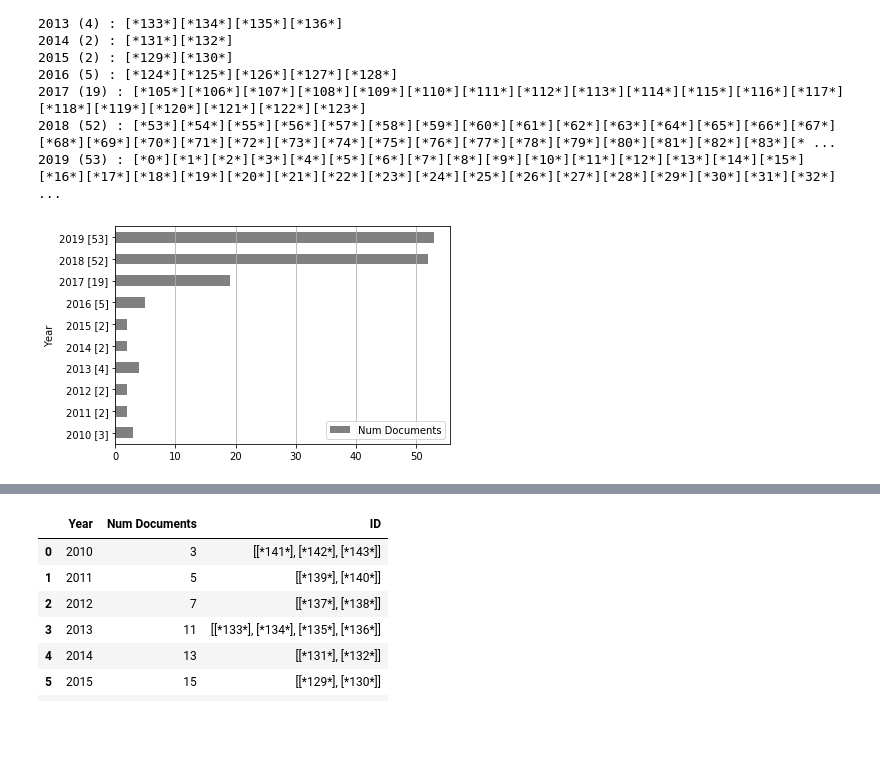
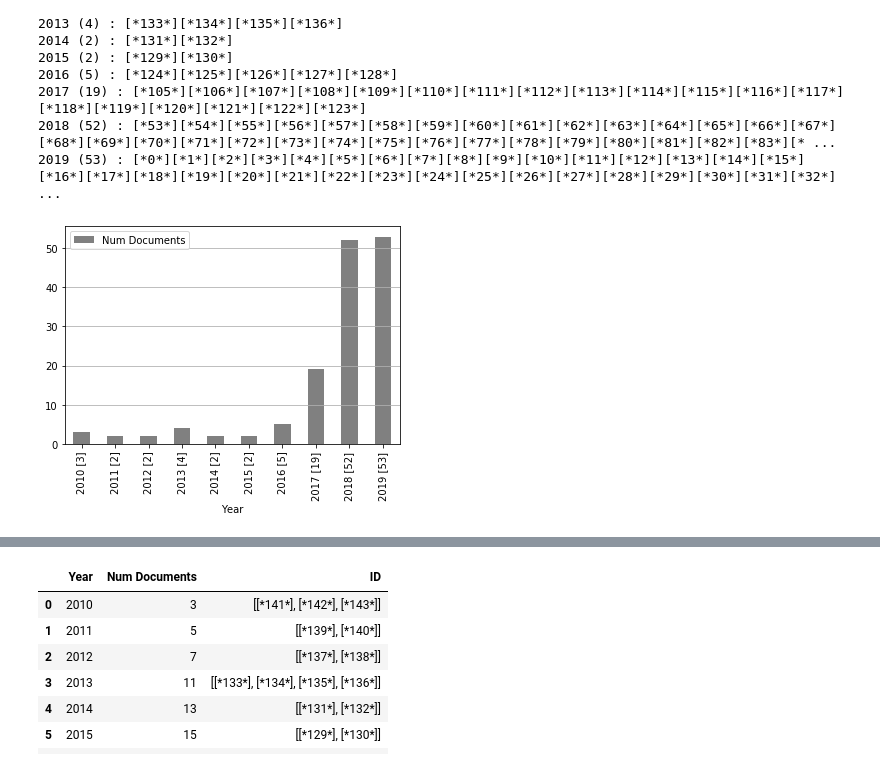
Before and after one commit to jdvelasq/techminer-old-deprecated, a Jupyter notebook: guide/tutorial/10-documents-by-year.ipynb, the cells around one changed output, grey strips where cells are left out. Drawn from its saved outputs; the diff is of its cells as text; code cells hidden in the pictures; blank space fills up the shorter version.

Commit message:
nueva version documentacion

```diff
--- a/guide/tutorial/10-documents-by-year.ipynb
+++ b/guide/tutorial/10-documents-by-year.ipynb
@@ -37,7 +37,7 @@ rdf.documents_by_year().print_IDs()
 2018 (52) : [*53*][*54*][*55*][*56*][*57*][*58*][*59*][*60*][*61*][*62*][*63*][*64*][*65*][*66*][*67*][*68*][*69*][*70*][*71*][*72*][*73*][*74*][*75*][*76*][*77*][*78*][*79*][*80*][*81*][*82*][*83*][* ...
 2019 (53) : [*0*][*1*][*2*][*3*][*4*][*5*][*6*][*7*][*8*][*9*][*10*][*11*][*12*][*13*][*14*][*15*][*16*][*17*][*18*][*19*][*20*][*21*][*22*][*23*][*24*][*25*][*26*][*27*][*28*][*29*][*30*][*31*][*32*] ...
 # %%
-rdf.documents_by_year().barhplot();
+rdf.documents_by_year().barplot();
 # %% [output]
-[figure, old version]
+[figure, new version]
 # %%
```
Also changed, not shown: parts of 4 cells of this notebook, 9 other files.
